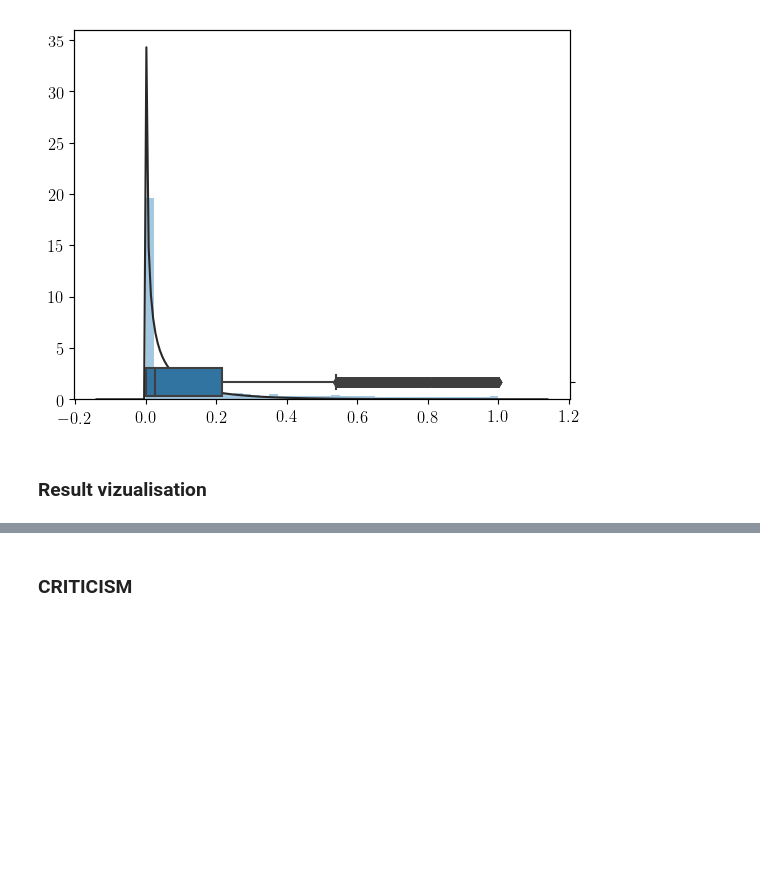
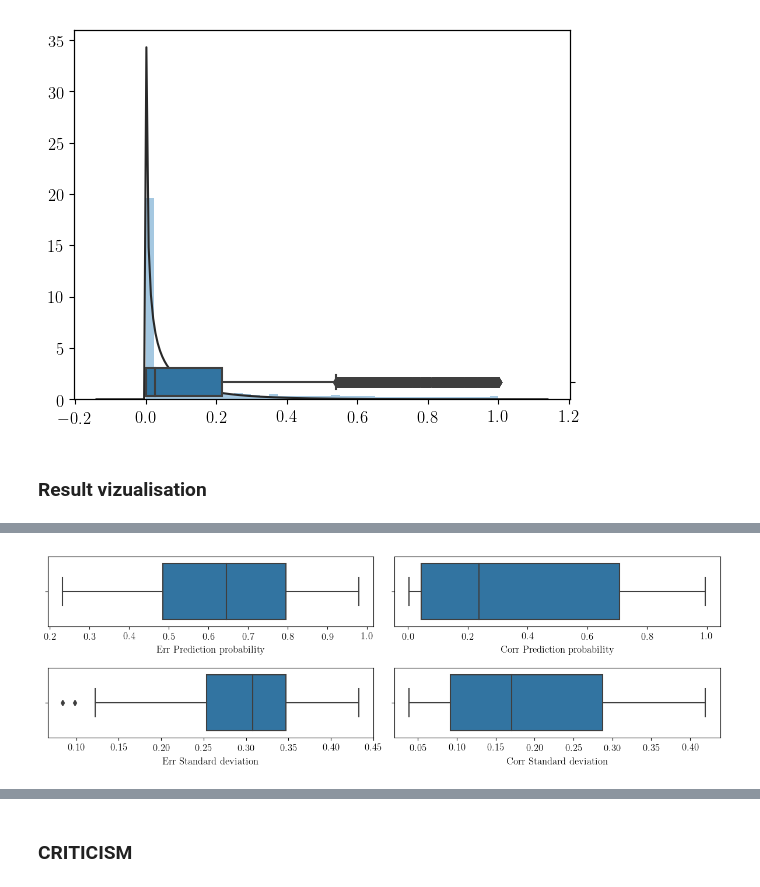
Before and after one commit to msahamed/earthquake_physics_bayesian_nn, a Jupyter notebook: Baysian_neural_network.ipynb, the cells around one changed output, grey strips where cells are left out. Cells and saved outputs as stored; diff of their text form; code cells hidden in the pictures; blank space fills up the shorter version.

```diff
--- a/Baysian_neural_network.ipynb
+++ b/Baysian_neural_network.ipynb
@@ -686,0 +669,4 @@ cbar.ax.set_ylabel('Posterior predictive mean probability')
+# %%
+err = results[results.target != results.binPred]
+# %%
+corr = results[results.target == results.binPred]
@@ -686,0 +685,20 @@ cbar.ax.set_ylabel('Posterior predictive mean probability')
+# %%
+plt.figure(figsize=(12,4))
+plt.subplot(221)
+sns.boxplot(x = err.predictions, y = None)
+plt.xlabel('Err Prediction probability')
+
+plt.subplot(222)
+sns.boxplot(x = corr.predictions, y = None)
+plt.xlabel('Corr Prediction probability')
+
+plt.subplot(223)
+sns.boxplot(x = err.predStd, y = None)
+plt.xlabel('Err Standard deviation')
+
+plt.subplot(224)
+sns.boxplot(x = corr.predStd, y = None)
+plt.xlabel('Corr Standard deviation')
+plt.tight_layout()
+# %% [output]
+[figure, added]
```
Also changed, not shown: parts of 34 cells of this notebook.
